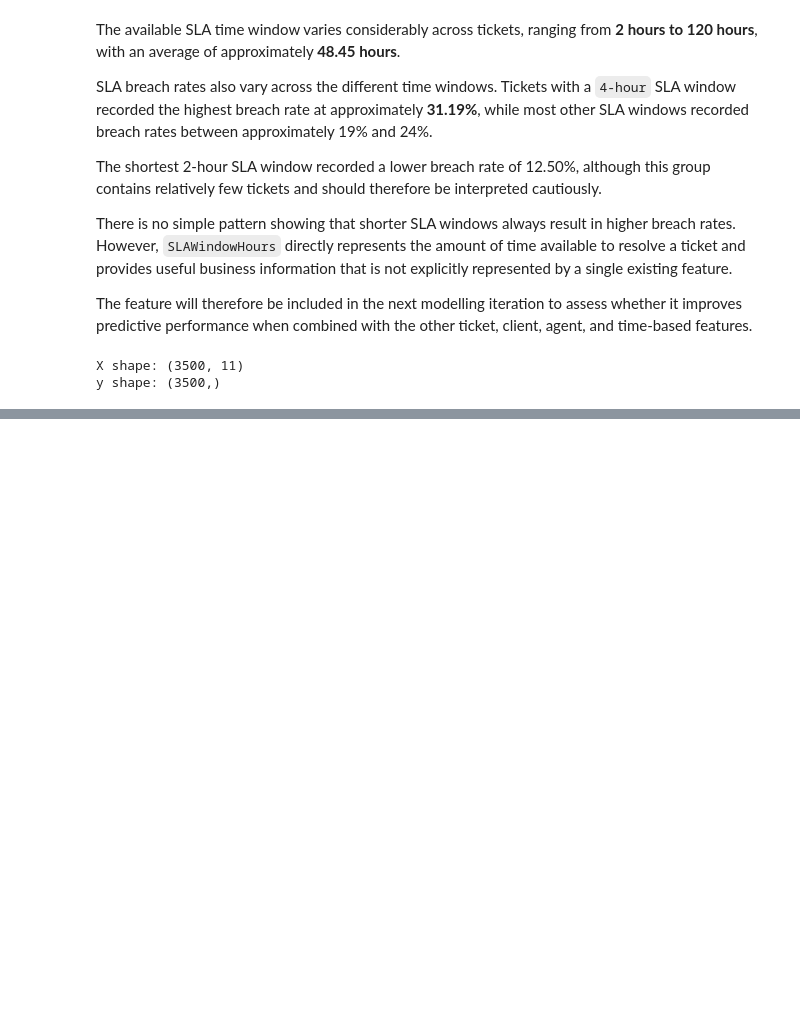
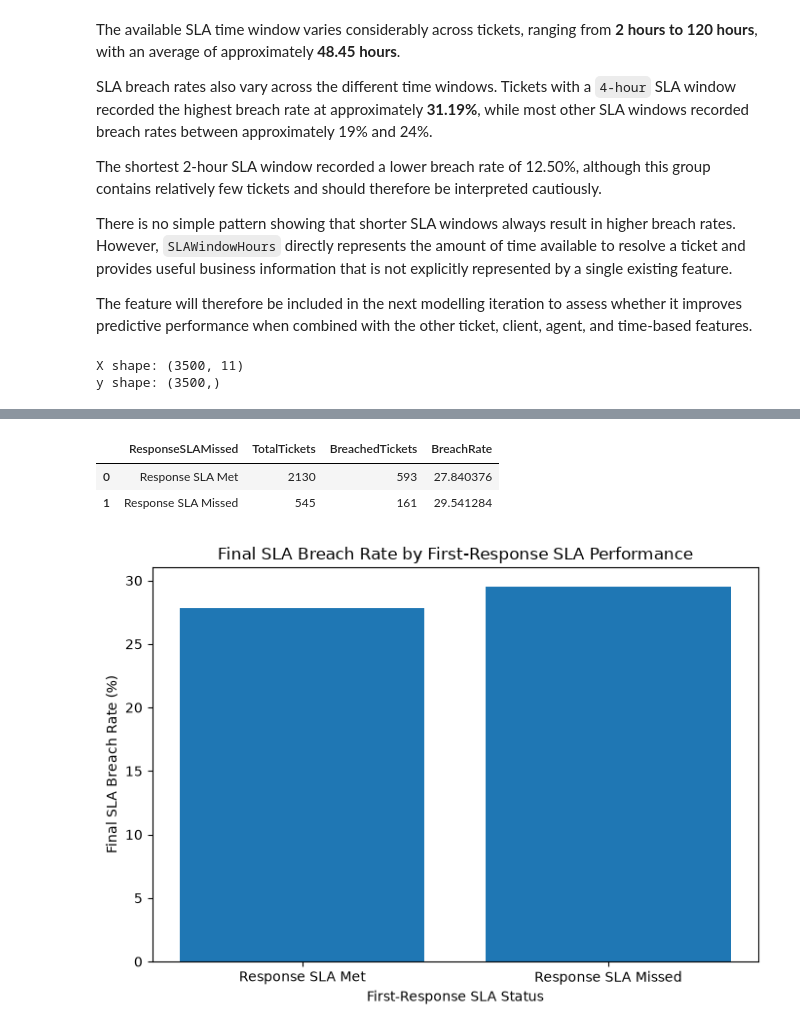
Before and after one commit to Oladelesofiyah/NorthBridge_SLA_Prediction, a Jupyter notebook: notebook/01_data_understanding.ipynb, the cells around one changed output, grey strips where cells are left out. Cells and saved outputs as stored; diff of their text form; code cells hidden in the pictures; blank space fills up the shorter version.

```diff
--- a/notebook/01_data_understanding.ipynb
+++ b/notebook/01_data_understanding.ipynb
@@ -1980,0 +3776,50 @@ y shape: (3500,)
+# %%
+# Compare eventual SLA breach rates based on
+# whether the first-response SLA was missed
+response_sla_summary = (
+    early_warning_model.groupby("ResponseSLAMissed")
+    .agg(
+        TotalTickets=("SLABreached", "count"),
+        BreachedTickets=("SLABreached", "sum"),
+        BreachRate=("SLABreached", "mean")
+    )
+    .reset_index()
+)
+
+# Convert breach rate to percentage
+response_sla_summary["BreachRate"] = (
+    response_sla_summary["BreachRate"] * 100
+)
+
+# Replace numeric values with readable labels
+response_sla_summary["ResponseSLAMissed"] = (
+    response_sla_summary["ResponseSLAMissed"].map({
+        0: "Response SLA Met",
+        1: "Response SLA Missed"
+    })
+)
+
+# Display the results
+display(response_sla_summary)
+
+# Plot eventual SLA breach rate by first-response SLA performance
+plt.figure(figsize=(7, 5))
+
+plt.bar(
+    response_sla_summary["ResponseSLAMissed"],
+    response_sla_summary["BreachRate"]
+)
+
+# Add chart labels
+plt.title("Final SLA Breach Rate by First-Response SLA Performance")
+plt.xlabel("First-Response SLA Status")
+plt.ylabel("Final SLA Breach Rate (%)")
+
+# Display the chart
+plt.tight_layout()
+plt.show()
+# %% [output]
+|  | ResponseSLAMissed | TotalTickets | BreachedTickets | BreachRate |
+| 0 | Response SLA Met | 2130 | 593 | 27.840376 |
+| 1 | Response SLA Missed | 545 | 161 | 29.541284 |
+[figure, added]
```
Also changed, not shown: parts of 121 cells of this notebook, 2 other files.
